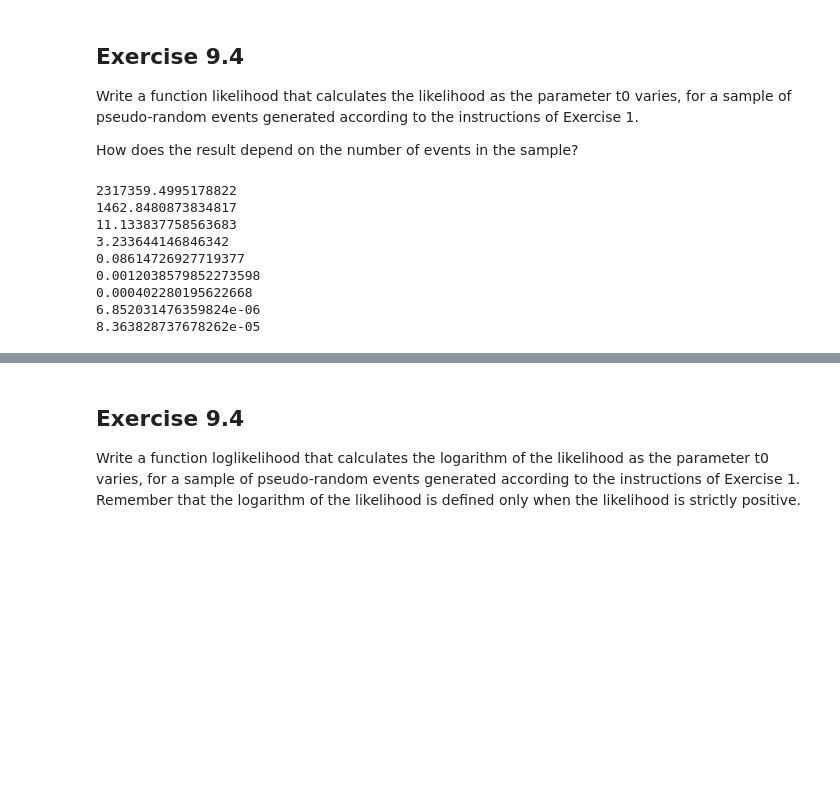
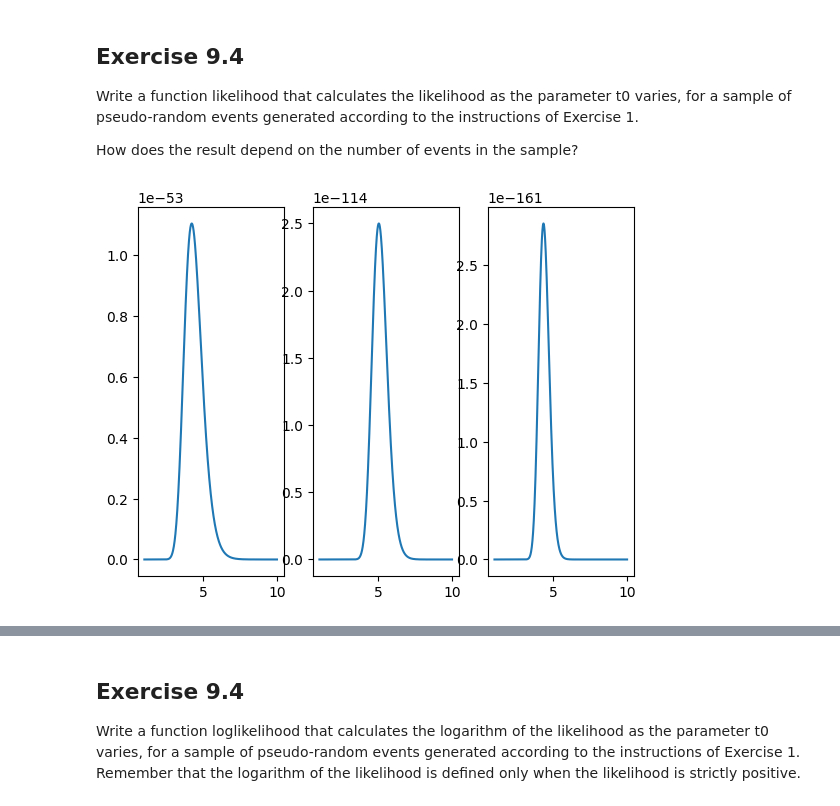
Before and after one commit to CarminatiGiovanni/LaboratorioCalcoloEStatistica, a Jupyter notebook: exercises_9_271123.ipynb, the cells around one changed output, grey strips where cells are left out. Saved outputs shown, nothing was run; the diff lists cells and outputs as text; code cells hidden in the pictures; blank space fills up the shorter version.

```diff
--- a/exercises_9_271123.ipynb
+++ b/exercises_9_271123.ipynb
@@ -45,26 +45,28 @@ plt.show()
 Write a function likelihood that calculates the likelihood as the parameter t0 varies, for a sample of pseudo-random events generated according to the instructions of Exercise 1.
 
 How does the result depend on the number of events in the sample?
-# %%
-def likehood(f,X,tau):
-  return np.prod(f(X,tau))
-
-def exponential_pdf(X,tau):
-  return 1/tau * np.exp(-X/tau)
-
-for t in range(1,10,1):
-  tau = t/10
-  X = expon_random(tau,10)
-  # print(list(filter(lambda x: x==float(0),X)))
-  L = likehood(exponential_pdf,X,tau)
-  print(L)
-# %% [output]
-2317359.4995178822
-1462.8480873834817
-11.133837758563683
-3.233644146846342
-0.08614726927719377
-0.0012038579852273598
-0.000402280195622668
-6.852031476359824e-06
-8.363828737678262e-05
+# %%
+def likehood(f,X,tau):
+  return np.prod(f(X,tau))
+
+def exponential_pdf(X,tau):
+  return 1/tau * np.exp(-X/tau)
+
+tau = 5
+mu = np.linspace(1,10,1000) # genero dei mu attorno ai quali testare la likehood
+
+N = np.linspace(50,150,3,dtype=np.int64)
+fig, ax = plt.subplots(1, len(N))
+# N = np.logspace(1,4,5,dtype=np.int64)
+# N = np.arange(10,15)
+for col,i in enumerate(N):
+  X = expon_random(tau,i) # genero una collezione dati di i misurazioni
+  L = np.array([likehood(exponential_pdf,X,t) for t in mu])
+  # max = np.max(L)
+  #L = L - max
+  ax[col].plot(mu,L,label=f'N={i}')
+  #ax[col].set_xlim(0,10)
+
+plt.show()
+# %% [output]
+[figure, added]
```
Also changed, not shown: parts of 4 cells of this notebook.
